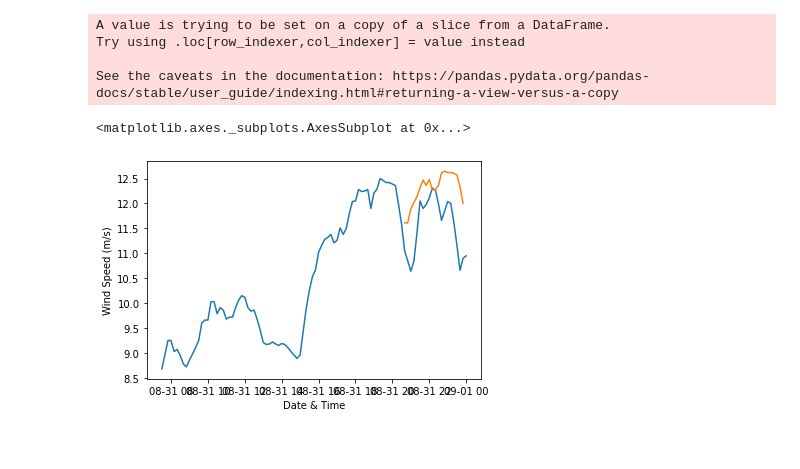
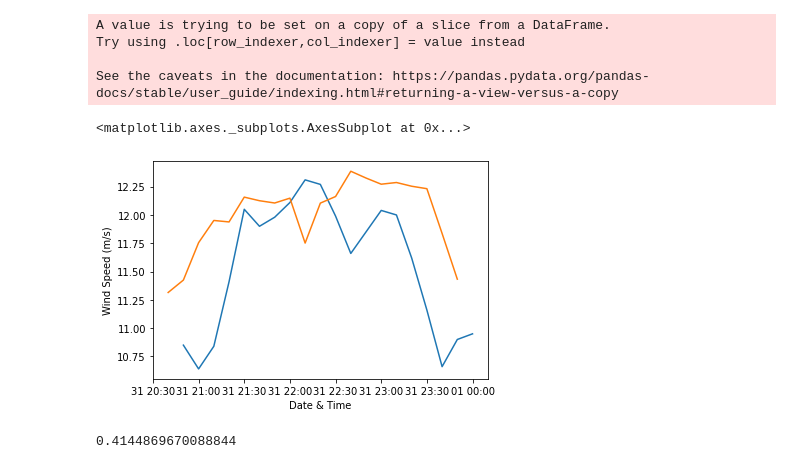
Before and after one commit to entc-17-fyp-20/WPF_Data_Visualization, a Jupyter notebook: LSTM_speed.ipynb, the cells around one changed output. Saved outputs shown, nothing was run; the diff lists cells and outputs as text; code cells hidden in the pictures.

```diff
--- a/LSTM_speed.ipynb
+++ b/LSTM_speed.ipynb
@@ -22,7 +22,7 @@ df["Active Power(MW)"] = pd.to_numeric(df["Active Power(MW)"])
 #df.set_index('Date & Time',inplace=True)
 df_n=df.head(4389)
 train_dates=df_n['Date & Time']#separate dates for future plotting
-cols=list(df_n)[1:4]
+cols=list(df_n)[1:3]
 df_for_training= df_n[cols].astype(float)
 
 #print(cols)
@@ -64,7 +57,7 @@ trainX=[]
 trainY=[]
 
 n_future=1
-n_past=14
+n_past=15
 
 for i in range(n_past, len(df_for_training_scaled) - n_future +1):
     trainX.append(df_for_training_scaled[i - n_past:i, 0:df_for_training.shape[1]])
@@ -80,9 +73,10 @@ trainY shape == (4375, 1).
 # %%
 model = Sequential()
 model.add(LSTM(64, activation='relu', input_shape=(trainX.shape[1], trainX.shape[2]), return_sequences=True))
-model.add(LSTM(64, activation='relu', return_sequences=True))
+model.add(LSTM(32, activation='relu', return_sequences=True))
+model.add(LSTM(32, activation='relu', return_sequences=True))
 model.add(LSTM(32, activation='relu', return_sequences=False))
-model.add(Dropout(0.2))
+model.add(Dropout(0.1))
 model.add(Dense(trainY.shape[1]))
 model.compile(optimizer='adam', loss='mse')
 model.summary()
@@ -106,5 +102,5 @@ Trainable params: 62,881
 Non-trainable params: 0
 _________________________________________________________________
 # %%
-history = model.fit(trainX, trainY, epochs=5, batch_size=20, validation_split=0.05, verbose=1)
+history = model.fit(trainX, trainY, epochs=10, batch_size=30, validation_split=0.02, verbose=1)
 # %% [output]
@@ -211,8 +156,8 @@ Try using .loc[row_indexer,col_indexer] = value instead
 
 See the caveats in the documentation: https://pandas.pydata.org/pandas-docs/stable/user_guide/indexing.html#returning-a-view-versus-a-copy
 # %%
-sns.lineplot(original['Date & Time'],original['Wind Speed (m/s)'])
+sns.lineplot(original['Date & Time'][-n_future:],original['Wind Speed (m/s)'][-n_future-1:])
 sns.lineplot(df_forecast['Date & Time'],df_forecast['Wind Speed (m/s)'])
 # %% [output]
 <matplotlib.axes._subplots.AxesSubplot at 0x...>
-[figure, old version]
+[figure, new version]
@@ -218,0 +166,4 @@ sns.lineplot(df_forecast['Date & Time'],df_forecast['Wind Speed (m/s)'])
+# %%
+mean_squared_error(original['Wind Speed (m/s)'][-n_future:],df_forecast['Wind Speed (m/s)'])
+# %% [output]
+0.4144869670088844
```
Also changed, not shown: parts of 10 cells of this notebook.
